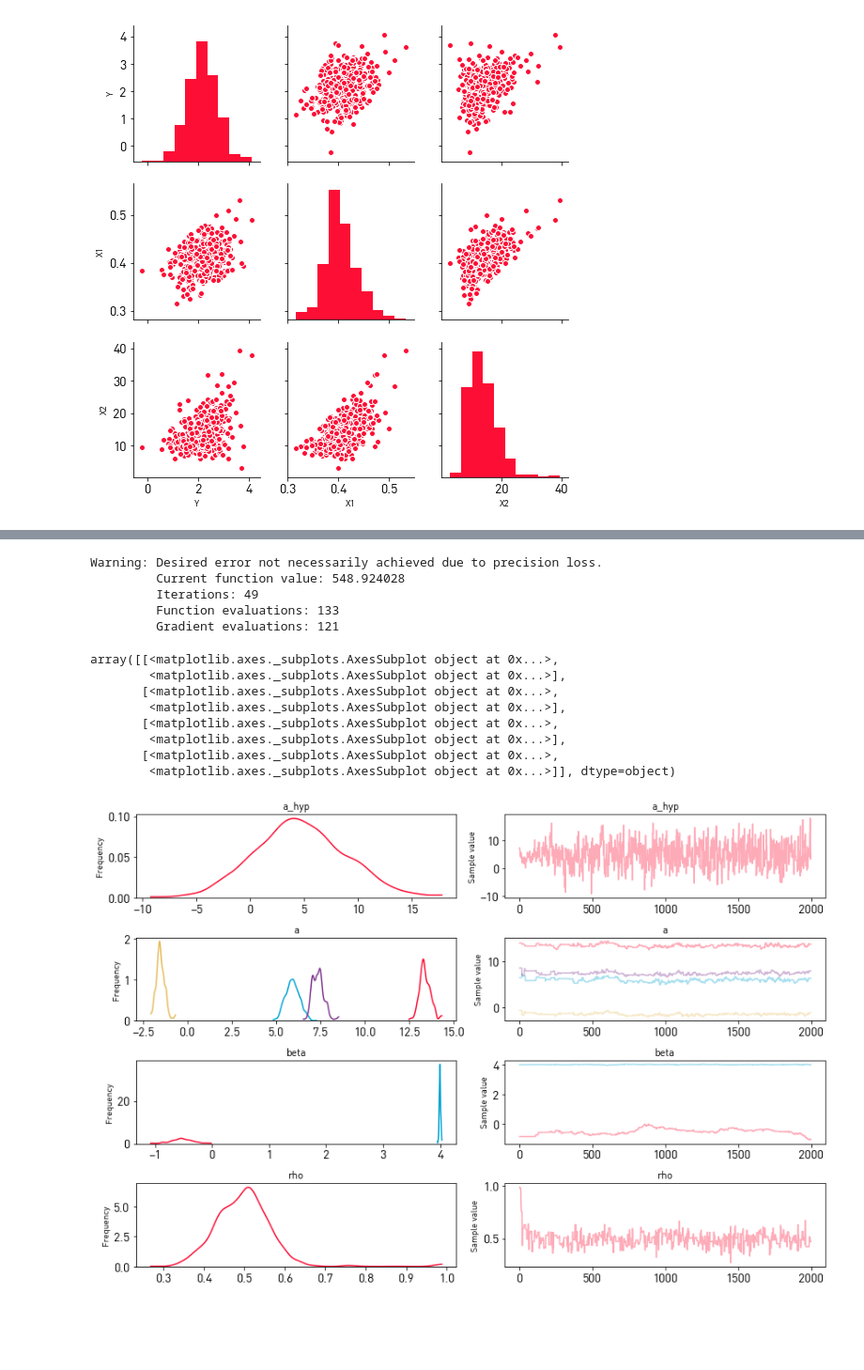
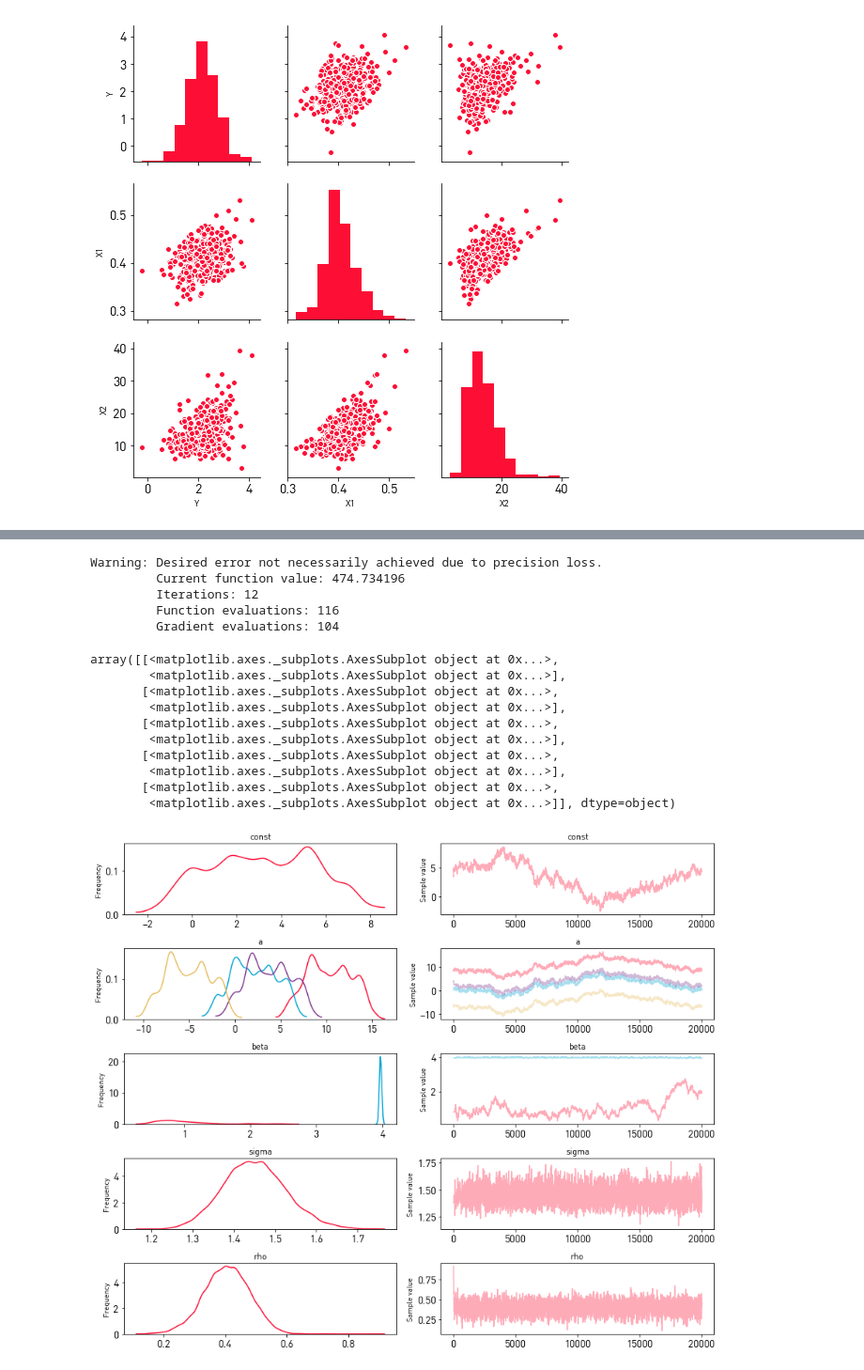
Before and after one commit to ljwolf/bayespatial, a Jupyter notebook: example_modelfit.ipynb, the cells around one changed output, grey strips where cells are left out. Shown at 94% size. Cells and saved outputs as stored; diff of their text form; code cells hidden in the pictures; blank space fills up the shorter version.

Commit message:
add final fit for the multilevel VI model

```diff
--- a/example_modelfit.ipynb
+++ b/example_modelfit.ipynb
@@ -115,36 +117,43 @@ Yknown_eSFE = Yknown_e + SFEs.dot(np.array([[10],[2],[4],[-5]]))
 # %%
 _,J= SFEs.shape
 # %%
-with mc.Model() as SE_SFE:
-    a_hyp = mc.Normal('a_hyp', 0,sd=10, testval=0)
+with mc.Model() as SE_VI:
+    const = mc.Normal('const', 0, sd=10)
 
-    a = mc.Normal('a', a_hyp, sd=10, shape=J)
+    a = mc.Normal('a', 0, sd=10, shape=J)
 
     beta = mc.Normal('beta', 0,sd=10, shape=P)
 
+    sigma = mc.HalfCauchy('sigma', 5)
+
     rho = mc.Uniform('rho', lower=-.99, upper=.99, testval=0)
 
-    mu = tt.dot(SFEs, a) + tt.dot(X, beta)
+    mu = const + tt.dot(SFEs, a) + tt.dot(X, beta)
 
-    outcome = spdist.SAR_Error('outcome', mu=mu, scale=1, rho=rho, method='Ord',
+    outcome = spdist.SAR_Error('outcome', mu=mu, scale=sigma, rho=rho, method='Ord',
                                W=W, observed=Yknown_eSFE.flatten(), shape=N)
+    #outcome = mc.Normal('outcome', mu=mu, sd=sigma, observed=Yknown_SFE.flatten())#
 # %%
-with SE_SFE:
+with SE_VI:
     start = mc.find_MAP()
-    trace = mc.sample(2000, step=mc.Metropolis(), start=start)
+    trace = mc.sample(20000, step=mc.Metropolis(), start=start)
+#with SE_VI:
+#    trace = mc.sample(2000) #ADVI is fast, NUTS hangs immediately
 mc.traceplot(trace)
 # %% [output]
 Warning: Desired error not necessarily achieved due to precision loss.
-         Current function value: 548.924028
-         Iterations: 49
-         Function evaluations: 133
-         Gradient evaluations: 121
+         Current function value: 474.734196
+         Iterations: 12
+         Function evaluations: 116
+         Gradient evaluations: 104
 array([[<matplotlib.axes._subplots.AxesSubplot object at 0x...>,
         <matplotlib.axes._subplots.AxesSubplot object at 0x...>],
        [<matplotlib.axes._subplots.AxesSubplot object at 0x...>,
         <matplotlib.axes._subplots.AxesSubplot object at 0x...>],
        [<matplotlib.axes._subplots.AxesSubplot object at 0x...>,
         <matplotlib.axes._subplots.AxesSubplot object at 0x...>],
        [<matplotlib.axes._subplots.AxesSubplot object at 0x...>,
+        <matplotlib.axes._subplots.AxesSubplot object at 0x...>],
+       [<matplotlib.axes._subplots.AxesSubplot object at 0x...>,
         <matplotlib.axes._subplots.AxesSubplot object at 0x...>]], dtype=object)
-[figure, old version]
+[figure, new version]
```
Also changed, not shown: parts of 4 cells of this notebook.
